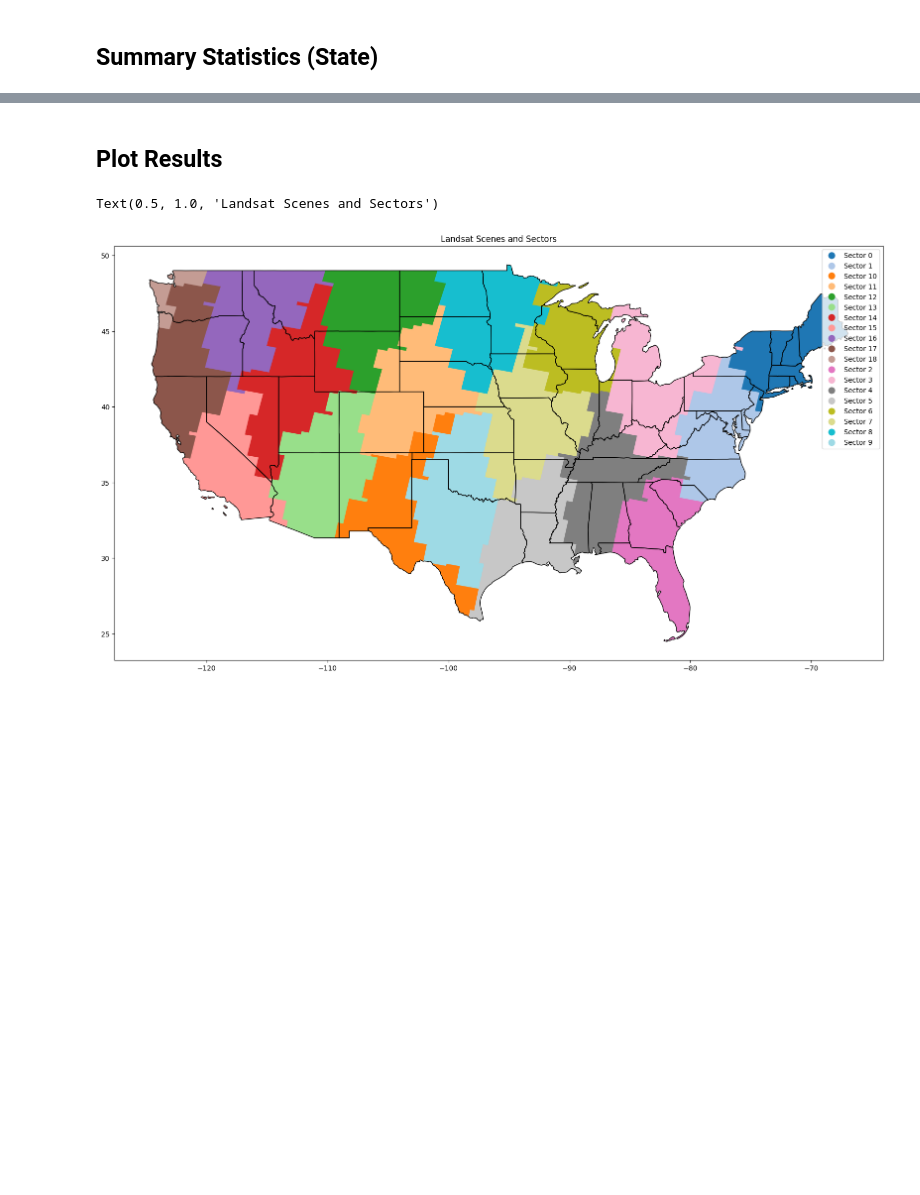
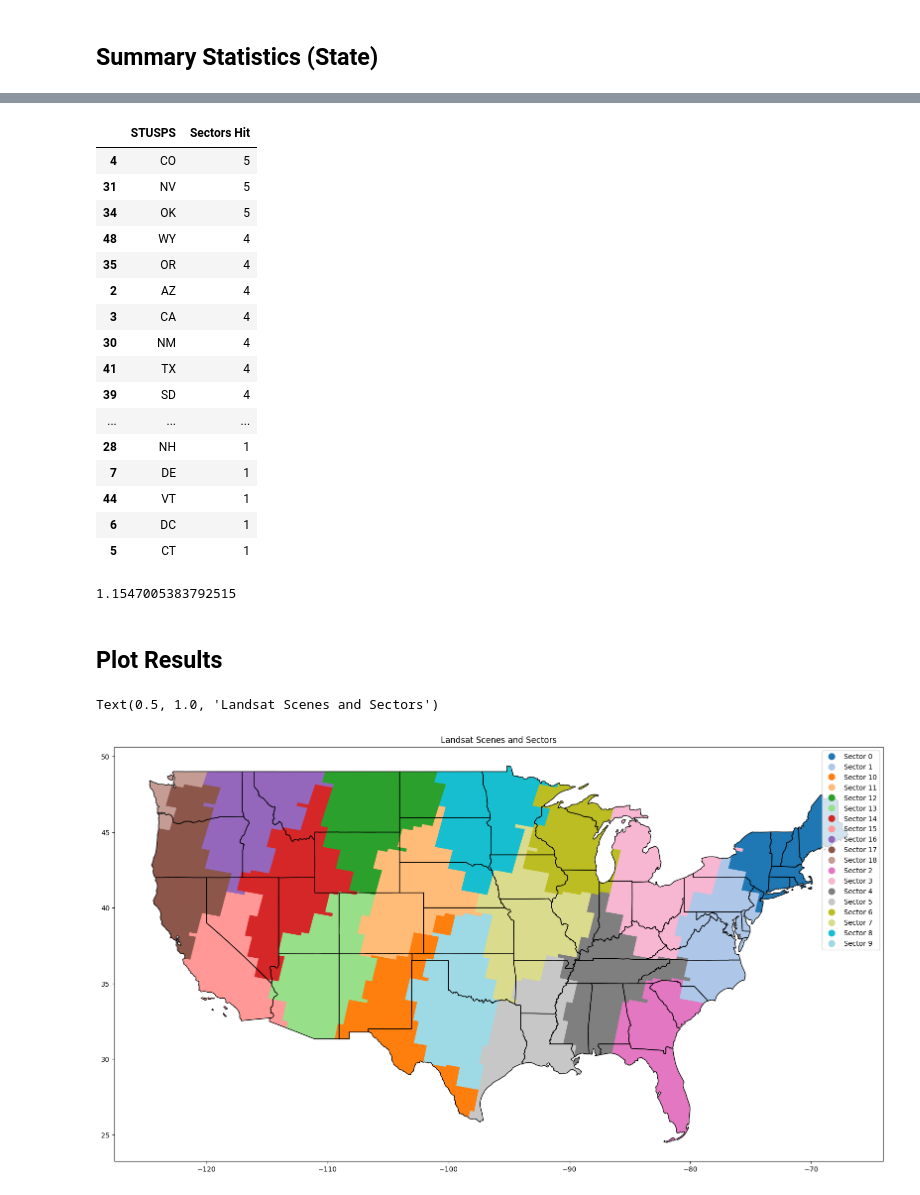
Before and after one commit to easierdata/easier, a Jupyter notebook: code/Pynotebooks/user_access_simulation.ipynb, the cells around one changed output, grey strips where cells are left out. Saved outputs shown, nothing was run; the diff lists cells and outputs as text; code cells hidden in the pictures; blank space fills up the shorter version.

```diff
--- a/code/Pynotebooks/user_access_simulation.ipynb
+++ b/code/Pynotebooks/user_access_simulation.ipynb
@@ -144,3 +165,31 @@ states_grouped["Sectors Hit"].std()
+# %%
+# Group by STUSPS and add count of unqiue sectors in a new column called "Sectors Hit"
+states_grouped = states.groupby("STUSPS").agg({"Sector": "nunique"}).reset_index().sort_values(by="Sector", ascending=False)
+states_grouped.rename(coluåmns={"Sector": "Sectors Hit"}, inplace=True)
+states_grouped.head(50)
+# %% [output]
+|  | STUSPS | Sectors Hit |
+| 4 | CO | 5 |
+| 31 | NV | 5 |
+| 34 | OK | 5 |
+| 48 | WY | 4 |
+| 35 | OR | 4 |
+| 2 | AZ | 4 |
+| 3 | CA | 4 |
+| 30 | NM | 4 |
+| 41 | TX | 4 |
+| 39 | SD | 4 |
+| ... | ... | ... |
+| 28 | NH | 1 |
+| 7 | DE | 1 |
+| 44 | VT | 1 |
+| 6 | DC | 1 |
+| 5 | CT | 1 |
+# %%
+# Show standard deviation of sectors hit
+states_grouped["Sectors Hit"].std()
+# %% [output]
+1.1547005383792515
 # %% [markdown]
 ## Plot Results
 # %%
```
Also changed, not shown: parts of 4 cells of this notebook, 1 other file.
